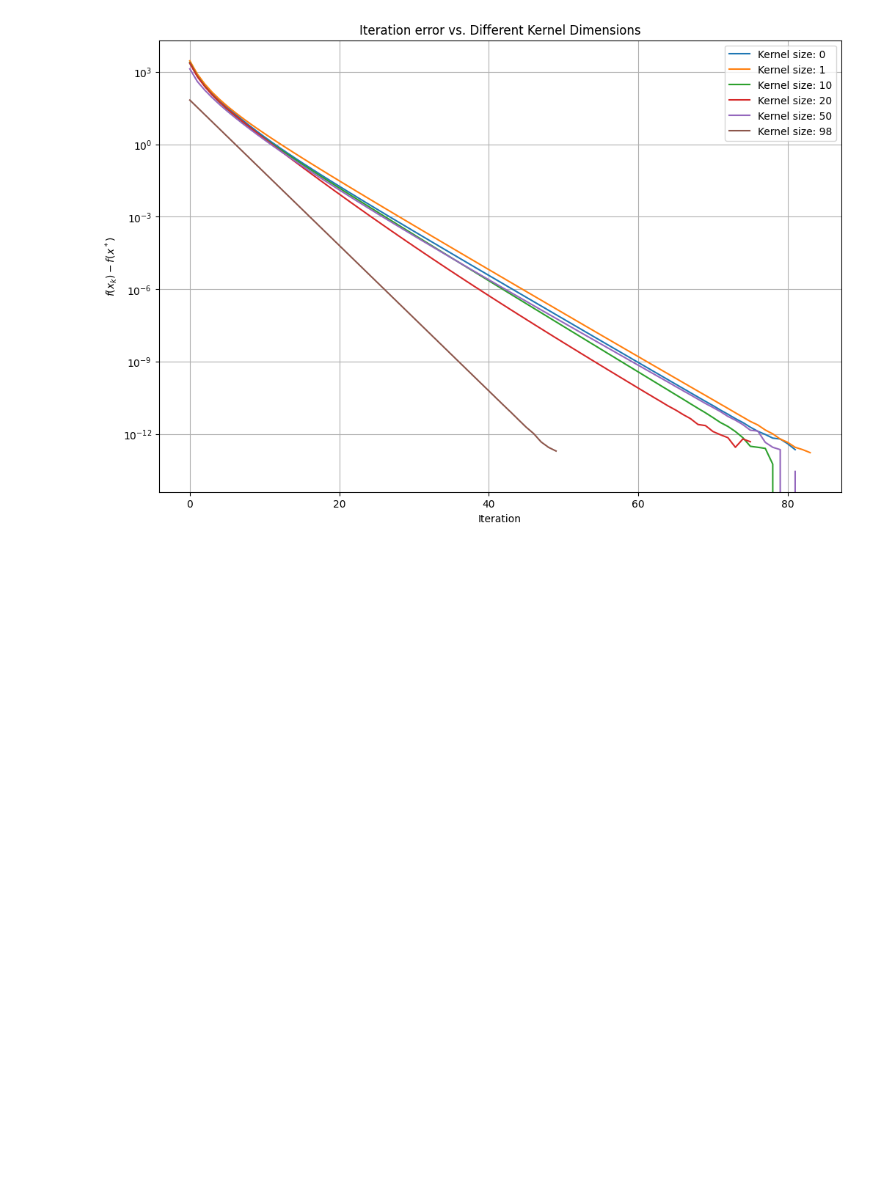
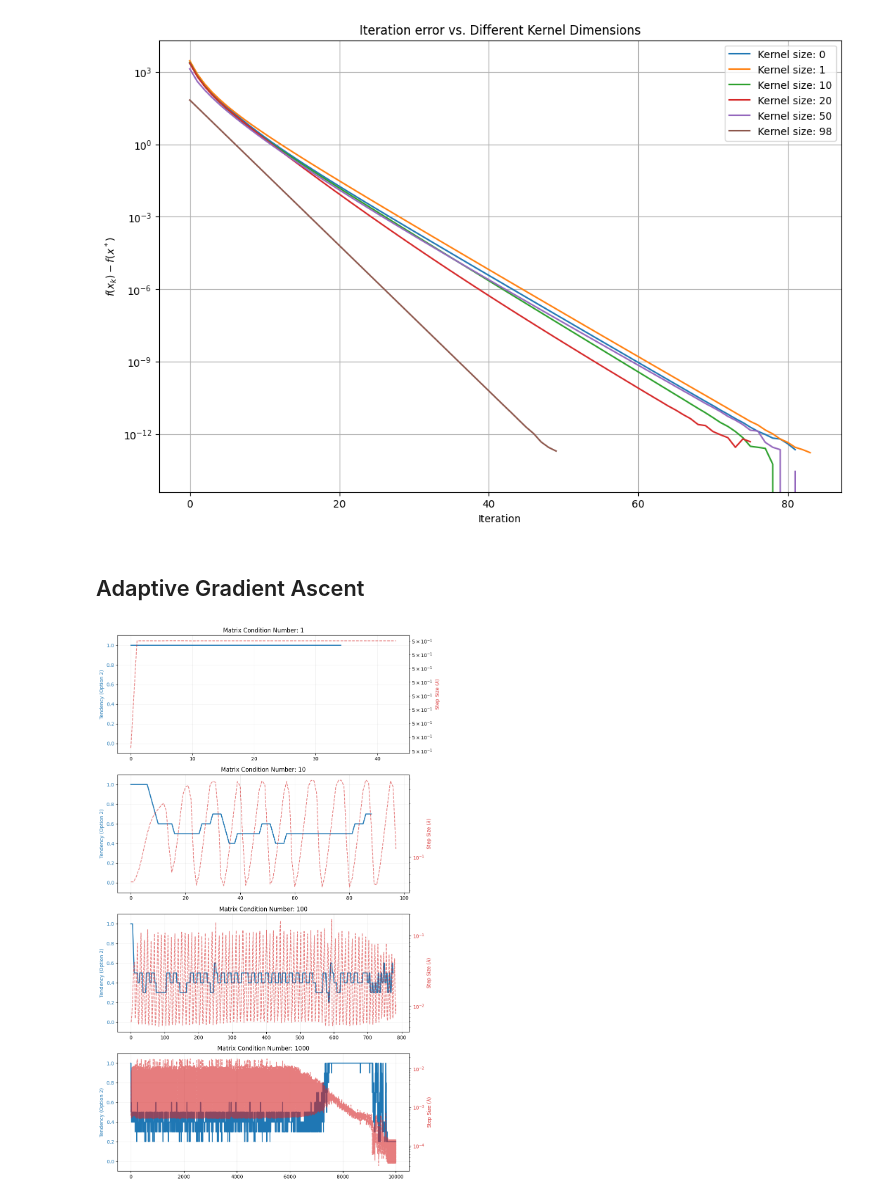
Before and after one commit to Zhukowych/mllab-numerical-optimization, a Jupyter notebook: notebooks/quadratic_optimization.ipynb, the cells around one changed output. Drawn from its saved outputs; the diff is of its cells as text; code cells hidden in the pictures; blank space fills up the shorter version.

Commit message:
Added the adaptive algorithm, and step choice visualization

```diff
--- a/notebooks/quadratic_optimization.ipynb
+++ b/notebooks/quadratic_optimization.ipynb
@@ -417,3 +417,5 @@ plt.legend()
 plt.show()
 # %% [output]
 [figure]
+# %% [markdown]
+## Adaptive Gradient Ascent
@@ -419,0 +470,51 @@ plt.show()
+# %%
+condition_numbers = [1, 10, 100, 1000]
+n = 100
+results = {}
+lambda_histories = {}
+window = 10
+
+for cond in condition_numbers:
+    A, b = generate_random_quadratic_function(n, 1.0, cond, 0, seed=42)
+    x0 = np.random.randn(n)
+    _, history = adaptive_gd_quadratic(A, b, x0, lambda0=1e-5)
+
+    results[cond] = history['option_picked']
+    lambda_histories[cond] = history['lambda']
+
+def plot_separate_tendencies(results, lambda_histories):
+    num_plots = len(results)
+    fig, axes = plt.subplots(num_plots, 1, figsize=(10, 4 * num_plots), sharex=False)
+
+    if num_plots == 1:
+        axes = [axes]
+
+    for ax, (cond, choices) in zip(axes, results.items()):
+
+        numeric_choices = [1 if c == True else 0 for c in choices if c is not None]
+
+        if len(numeric_choices) > window:
+            tendency = np.convolve(numeric_choices, np.ones(window)/window, mode='valid')
+
+            ax.plot(tendency, color='tab:blue', label='Curvature Tendency', linewidth=2)
+            ax.set_ylabel('Tendency (Option 2)', color='tab:blue')
+            ax.tick_params(axis='y', labelcolor='tab:blue')
+            ax.set_ylim(-0.1, 1.1)
+
+            ax2 = ax.twinx()
+            lambdas = lambda_histories[cond][1:]
+            ax2.plot(lambdas, color='tab:red', alpha=0.6, linestyle='--', label='Step Size')
+            ax2.set_yscale('log')
+            ax2.set_ylabel('Step Size', color='tab:red')
+            ax2.tick_params(axis='y', labelcolor='tab:red')
+
+            ax.set_title(f'Matrix Condition Number: {cond}')
+            ax.grid(alpha=0.2)
+
+    plt.xlabel('Iteration')
+    plt.tight_layout()
+    plt.show()
+
+plot_separate_tendencies(results, lambda_histories)
+# %% [output]
+[figure, added]
```
Also changed, not shown: parts of 2 cells of this notebook.
